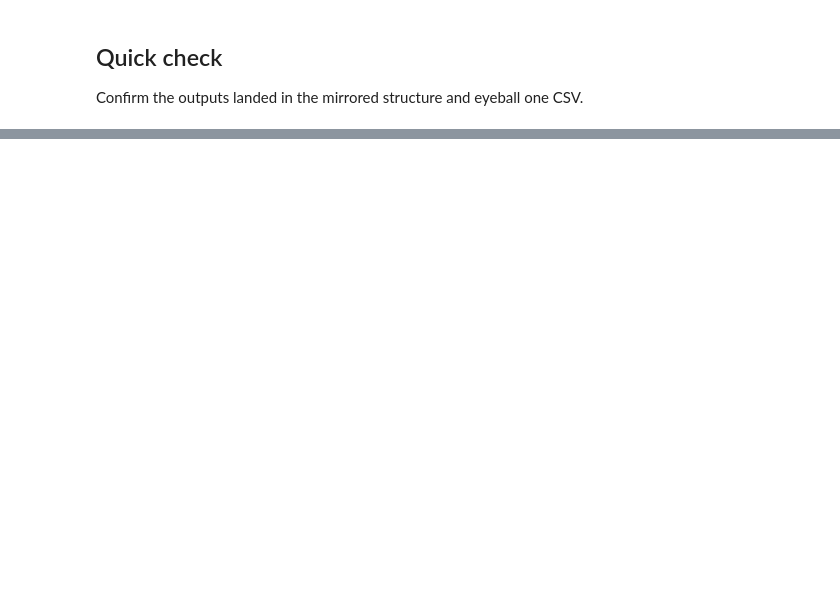
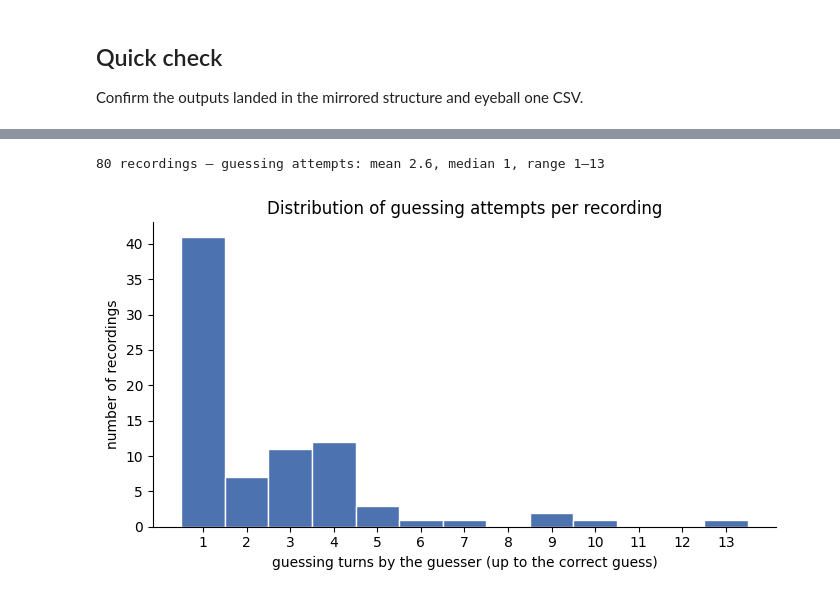
Before and after one commit to annlmphogenhuis/orangediamond, a Jupyter notebook: diarization.ipynb, the cells around one changed output, grey strips where cells are left out. Cells and saved outputs as stored; diff of their text form; code cells hidden in the pictures; blank space fills up the shorter version.

```diff
--- a/diarization.ipynb
+++ b/diarization.ipynb
@@ -296,0 +394,38 @@ done 103_203/103_203_14_1_20250113_152536_balloon_board.csv
+# %%
+import matplotlib.pyplot as plt
+
+# ---- Distribution of guessing attempts (after the cleaning above) ----------
+
+def n_guess_attempts(path):
+    """Number of guesser turns up to & incl. the correct guess = guessing attempts."""
+    df = pd.read_csv(path)
+    if df.empty:
+        return None
+    if "is_correct_guess" in df.columns and df["is_correct_guess"].any():
+        guesser = df.loc[df["is_correct_guess"], "speaker"].iloc[0]     # who said the word
+    else:
+        totals = (df["time_end"] - df["time_start"]).groupby(df["speaker"]).sum()
+        guesser = totals.idxmin()
+    return int((df["speaker"] == guesser).sum())
+
+attempts = pd.Series(
+    n
+    for f in sorted(TRANSCRIPT_DIR.rglob("*.csv")) if not f.name.startswith("_")
+    for n in [n_guess_attempts(f)] if n is not None
+)
+print(f"{len(attempts)} recordings — guessing attempts: mean {attempts.mean():.1f}, "
+      f"median {attempts.median():.0f}, range {attempts.min()}–{attempts.max()}")
+
+fig, ax = plt.subplots(figsize=(7, 4))
+bins = range(int(attempts.min()), int(attempts.max()) + 2)
+ax.hist(attempts, bins=bins, align="left", edgecolor="white", color="#4C72B0")
+ax.set_xlabel("guessing turns by the guesser (up to the correct guess)")
+ax.set_ylabel("number of recordings")
+ax.set_title("Distribution of guessing attempts per recording")
+ax.set_xticks(list(bins)[:-1])
+ax.spines[["top", "right"]].set_visible(False)
+plt.tight_layout()
+plt.show()
+# %% [output]
+80 recordings — guessing attempts: mean 2.6, median 1, range 1–13
+[figure, added]
```
Also changed, not shown: parts of 10 cells of this notebook, 1 other file.
